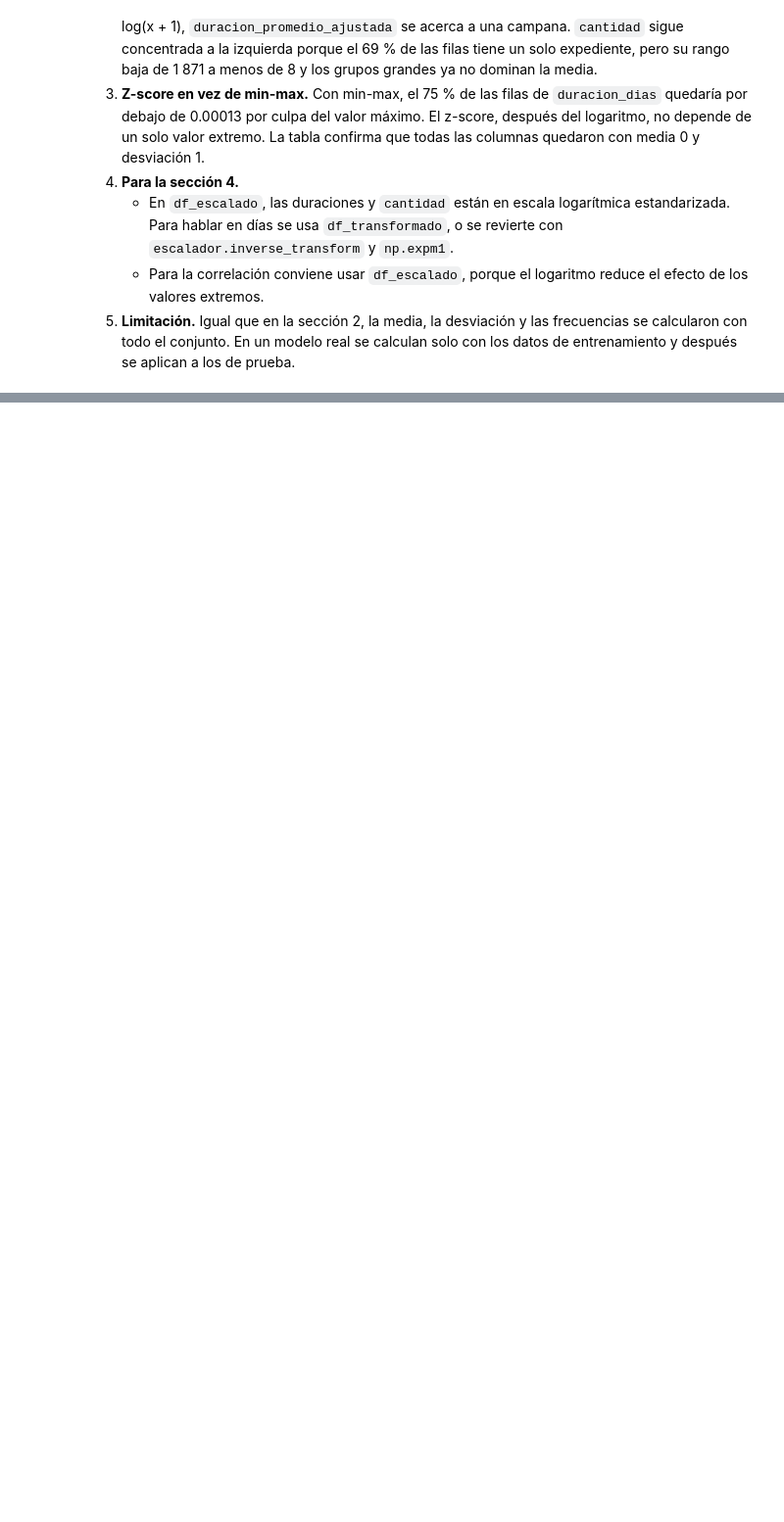
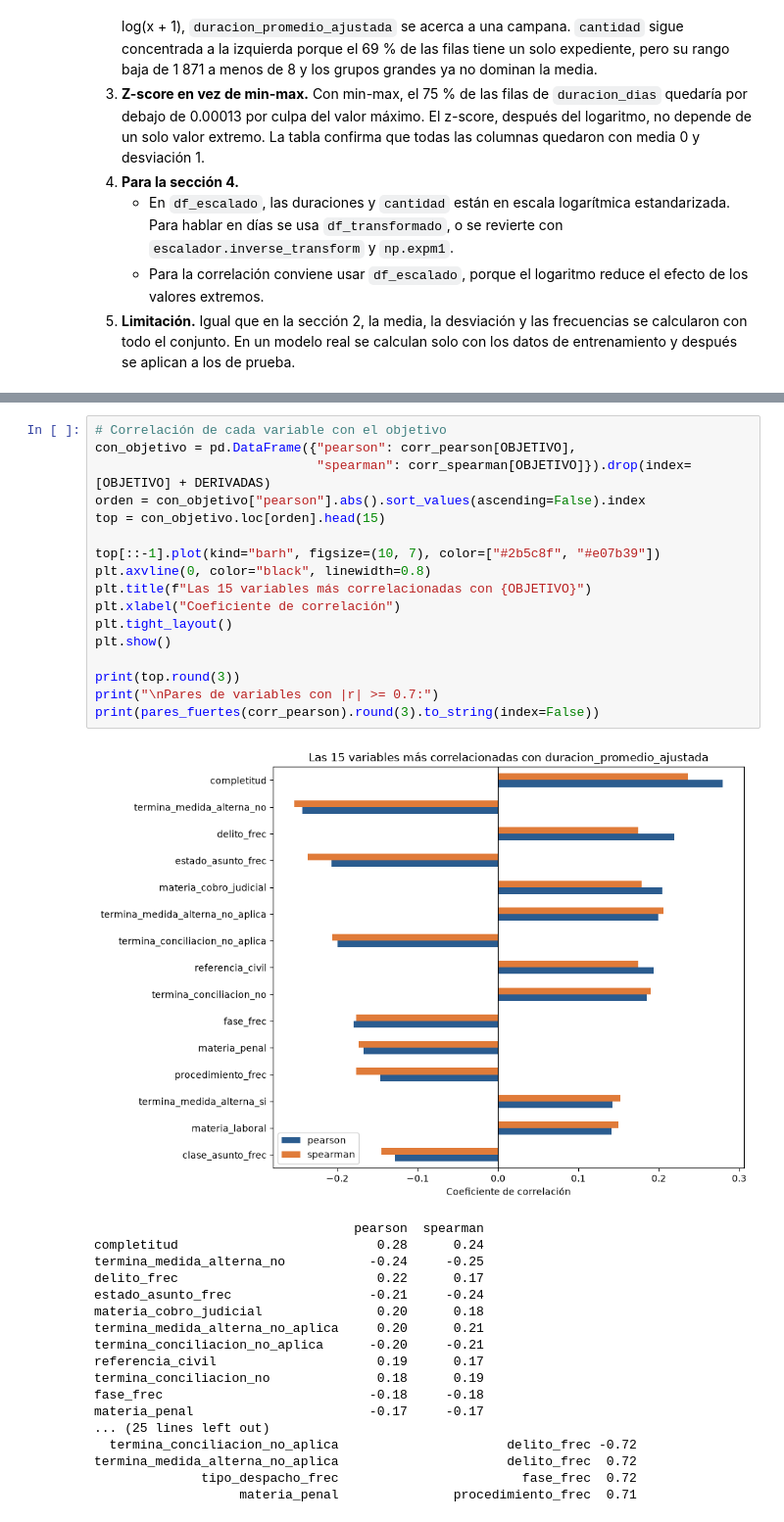
Before and after one commit to Kyaroruki/Laboratorio-4-Mineria-Datos, a Jupyter notebook: lab4_IC2025.ipynb, the cells around one changed output, grey strips where cells are left out. Shown at 98% size. Cells and saved outputs as stored; diff of their text form; blank space fills up the shorter version.

```diff
--- a/lab4_IC2025.ipynb
+++ b/lab4_IC2025.ipynb
@@ -921,0 +1010,36 @@ Pendiente:
+# %%
+# Correlación de cada variable con el objetivo
+con_objetivo = pd.DataFrame({"pearson": corr_pearson[OBJETIVO],
+                             "spearman": corr_spearman[OBJETIVO]}).drop(index=[OBJETIVO] + DERIVADAS)
+orden = con_objetivo["pearson"].abs().sort_values(ascending=False).index
+top = con_objetivo.loc[orden].head(15)
+
+top[::-1].plot(kind="barh", figsize=(10, 7), color=["#2b5c8f", "#e07b39"])
+plt.axvline(0, color="black", linewidth=0.8)
+plt.title(f"Las 15 variables más correlacionadas con {OBJETIVO}")
+plt.xlabel("Coeficiente de correlación")
+plt.tight_layout()
+plt.show()
+
+print(top.round(3))
+print("\nPares de variables con |r| >= 0.7:")
+print(pares_fuertes(corr_pearson).round(3).to_string(index=False))
+# %% [output]
+[figure, added]
+                                  pearson  spearman
+completitud                          0.28      0.24
+termina_medida_alterna_no           -0.24     -0.25
+delito_frec                          0.22      0.17
+estado_asunto_frec                  -0.21     -0.24
+materia_cobro_judicial               0.20      0.18
+termina_medida_alterna_no_aplica     0.20      0.21
+termina_conciliacion_no_aplica      -0.20     -0.21
+referencia_civil                     0.19      0.17
+termina_conciliacion_no              0.18      0.19
+fase_frec                           -0.18     -0.18
+materia_penal                       -0.17     -0.17
+... (25 lines left out)
+  termina_conciliacion_no_aplica                      delito_frec -0.72
+termina_medida_alterna_no_aplica                      delito_frec  0.72
+              tipo_despacho_frec                        fase_frec  0.72
+                   materia_penal               procedimiento_frec  0.71
```
Also changed, not shown: parts of 18 cells of this notebook.
